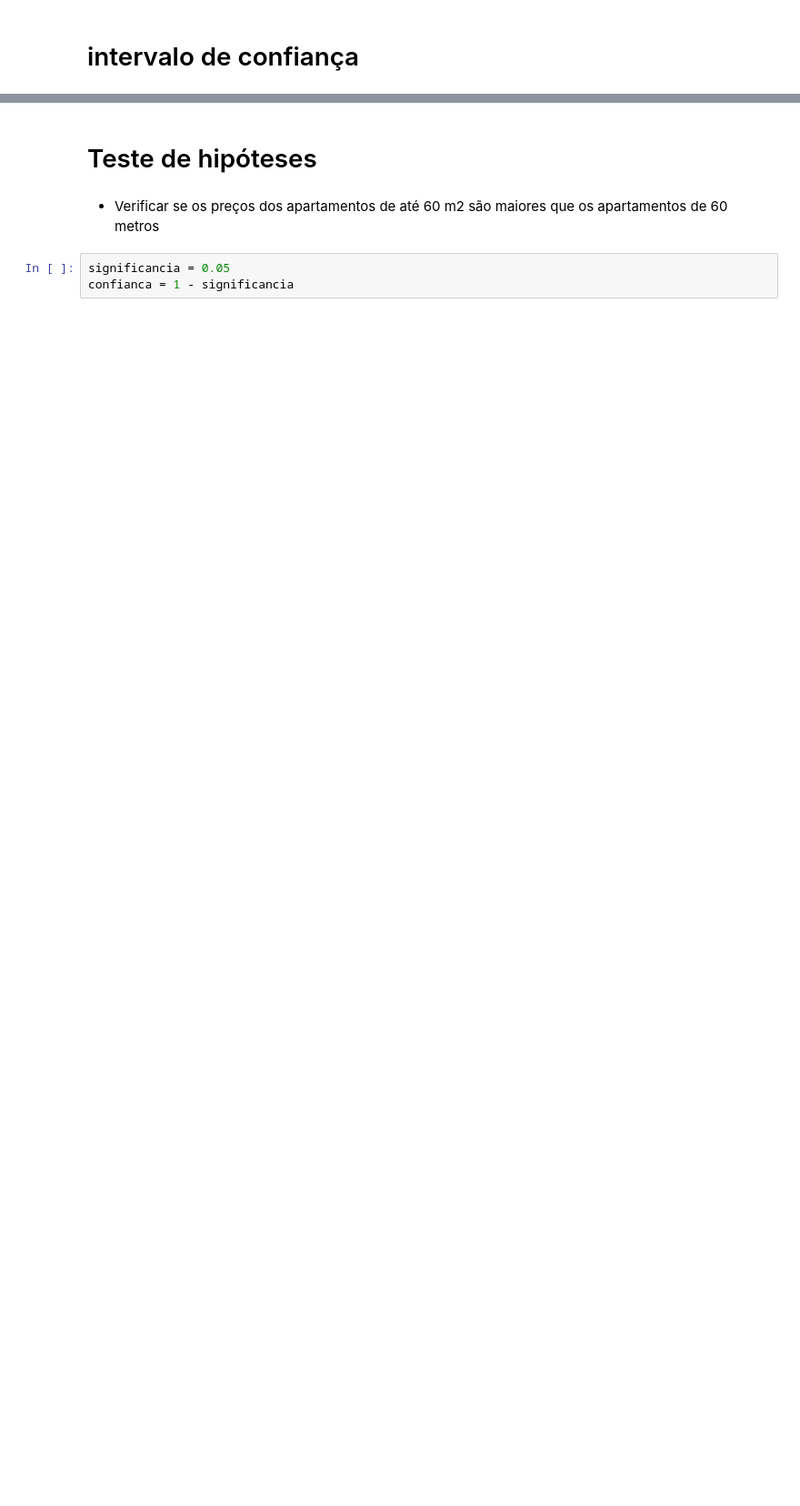
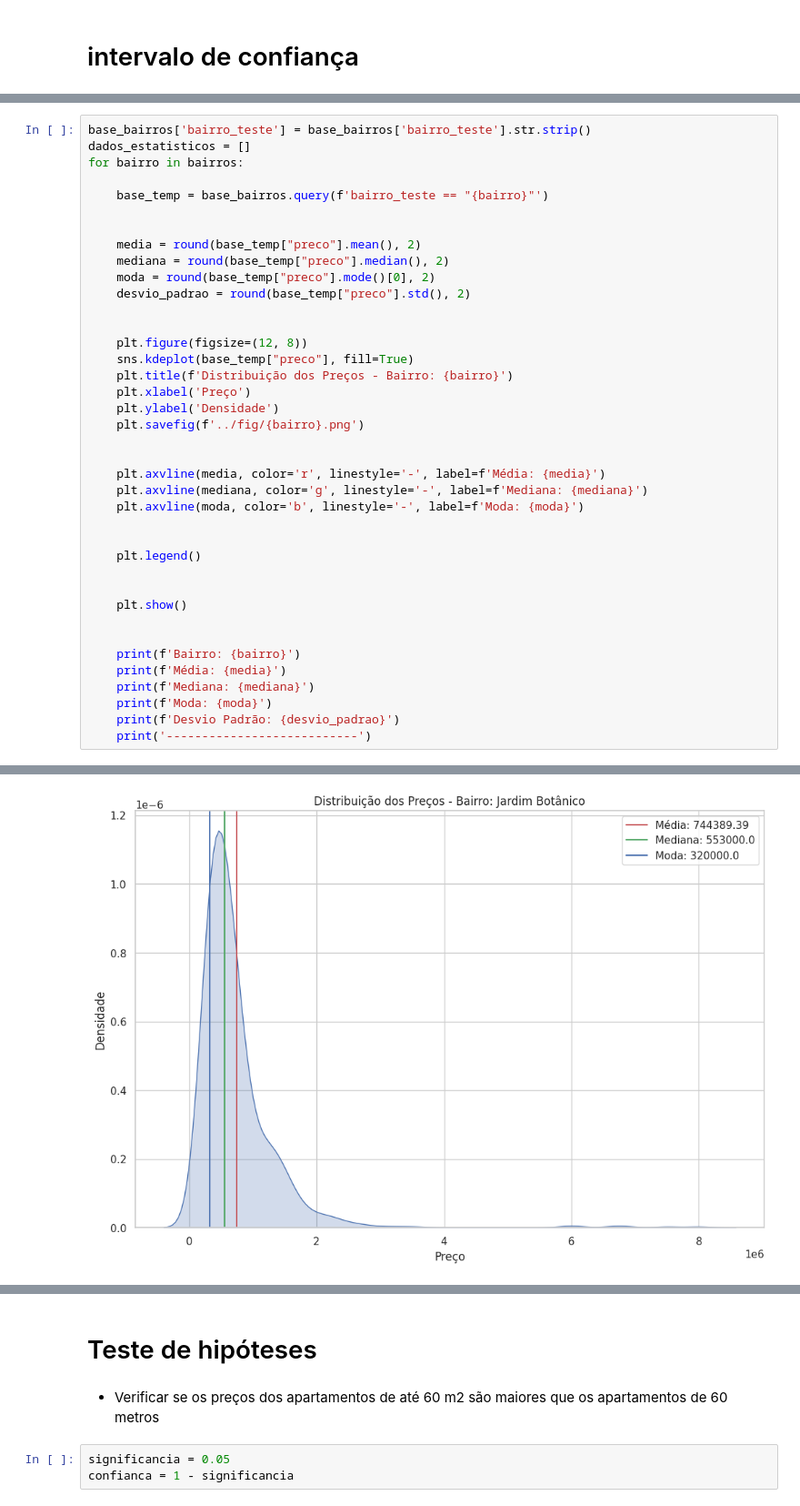
Before and after one commit to rodrigorocha1/extracao_viva_real_selenium, a Jupyter notebook: notebooks_exemplo/analise_imoveis.ipynb, the cells around one changed output, grey strips where cells are left out. Shown at 91% size. Saved outputs shown, nothing was run; the diff lists cells and outputs as text; blank space fills up the shorter version.

```diff
--- a/notebooks_exemplo/analise_imoveis.ipynb
+++ b/notebooks_exemplo/analise_imoveis.ipynb
@@ -201,0 +224,40 @@ See the caveats in the documentation: https://pandas.pydata.org/pandas-docs/stab
+# %%
+base_bairros['bairro_teste'] = base_bairros['bairro_teste'].str.strip()
+dados_estatisticos = []
+for bairro in bairros:
+
+    base_temp = base_bairros.query(f'bairro_teste == "{bairro}"')
+
+
+    media = round(base_temp["preco"].mean(), 2)
+    mediana = round(base_temp["preco"].median(), 2)
+    moda = round(base_temp["preco"].mode()[0], 2)
+    desvio_padrao = round(base_temp["preco"].std(), 2)
+
+
+    plt.figure(figsize=(12, 8))
+    sns.kdeplot(base_temp["preco"], fill=True)
+    plt.title(f'Distribuição dos Preços - Bairro: {bairro}')
+    plt.xlabel('Preço')
+    plt.ylabel('Densidade')
+    plt.savefig(f'../fig/{bairro}.png')
+
+
+    plt.axvline(media, color='r', linestyle='-', label=f'Média: {media}')
+    plt.axvline(mediana, color='g', linestyle='-', label=f'Mediana: {mediana}')
+    plt.axvline(moda, color='b', linestyle='-', label=f'Moda: {moda}')
+
+
+    plt.legend()
+
+
+    plt.show()
+
+
+    print(f'Bairro: {bairro}')
+    print(f'Média: {media}')
+    print(f'Mediana: {mediana}')
+    print(f'Moda: {moda}')
+    print(f'Desvio Padrão: {desvio_padrao}')
+    print('---------------------------')
+# %% [output]
@@ -201,0 +269 @@ See the caveats in the documentation: https://pandas.pydata.org/pandas-docs/stab
+[figure, added]
```
Also changed, not shown: parts of 12 cells of this notebook, 10 other files.
